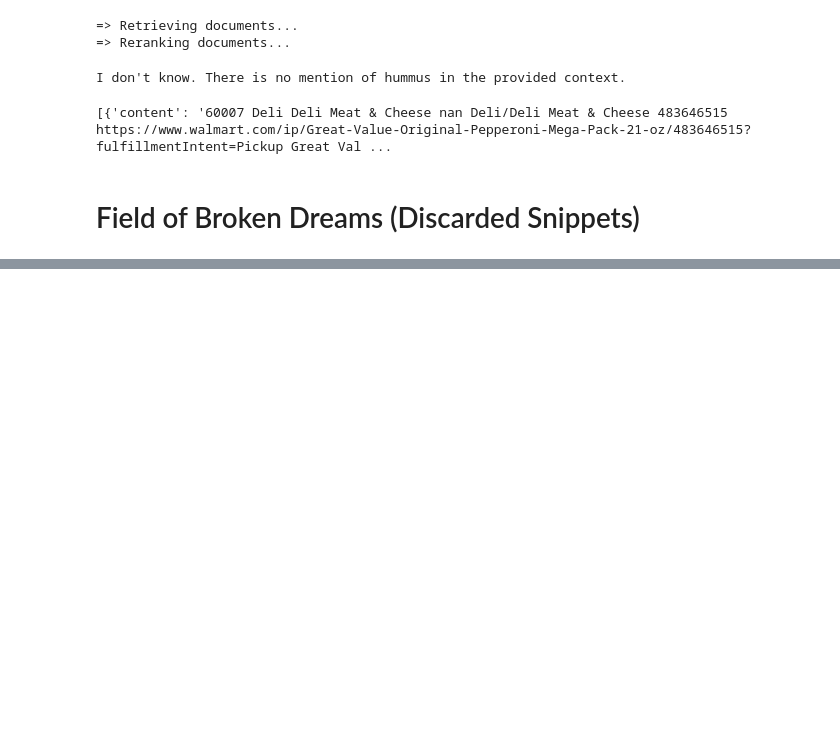
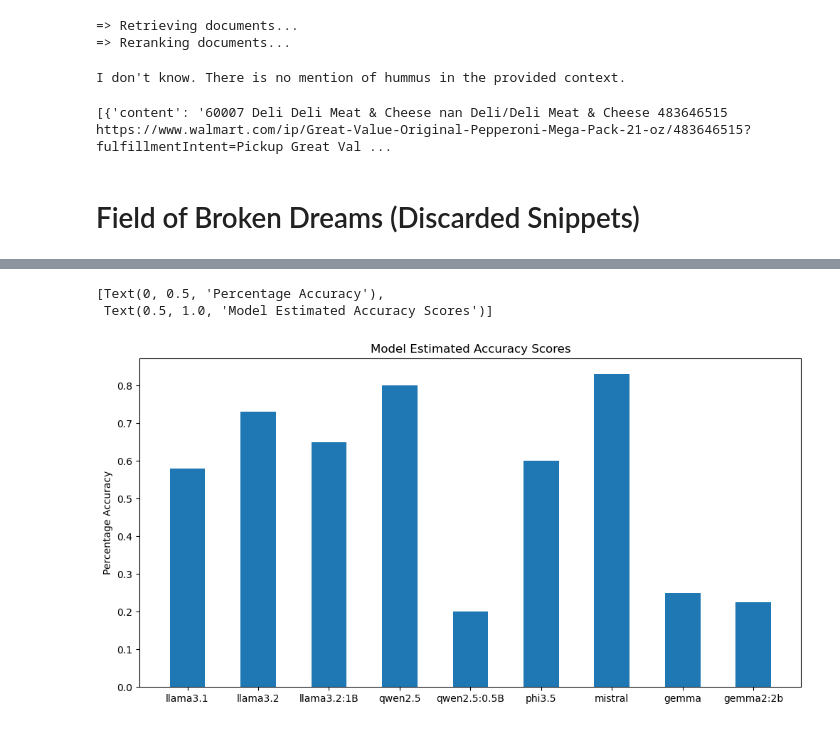
Before and after one commit to mist861/5542-Big-Data-Analytics, a Jupyter notebook: src/notebook/5542-0001_project_grocerbot_example.ipynb, the cells around one changed output, grey strips where cells are left out. Cells and saved outputs as stored; diff of their text form; code cells hidden in the pictures; blank space fills up the shorter version.

Commit message:
added additional results

```diff
--- a/src/notebook/5542-0001_project_grocerbot_example.ipynb
+++ b/src/notebook/5542-0001_project_grocerbot_example.ipynb
@@ -534,0 +543,4 @@ for category in chunks:
+# %%
+results = pd.read_csv('../../results/5542-0001_project-llm-results.csv')
+results = results.drop('Notes', axis=1)
+results
@@ -534,0 +558,10 @@ for category in chunks:
+# %%
+results = results.rename(columns={"Size (GB)": "Size", "Parameters (B)": "Parameters", "Accuracy (Estimated w/ Test Prompts)": "Accuracy"})
+
+fig, ax = plt.subplots(figsize=(12,6))
+bar_container = ax.bar(results.Model, results.Accuracy, width=0.5)
+ax.set(ylabel='Percentage Accuracy', title='Model Estimated Accuracy Scores')
+# %% [output]
+[Text(0, 0.5, 'Percentage Accuracy'),
+ Text(0.5, 1.0, 'Model Estimated Accuracy Scores')]
+[figure, added]
```
Also changed, not shown: parts of 5 cells of this notebook, 10 other files.
